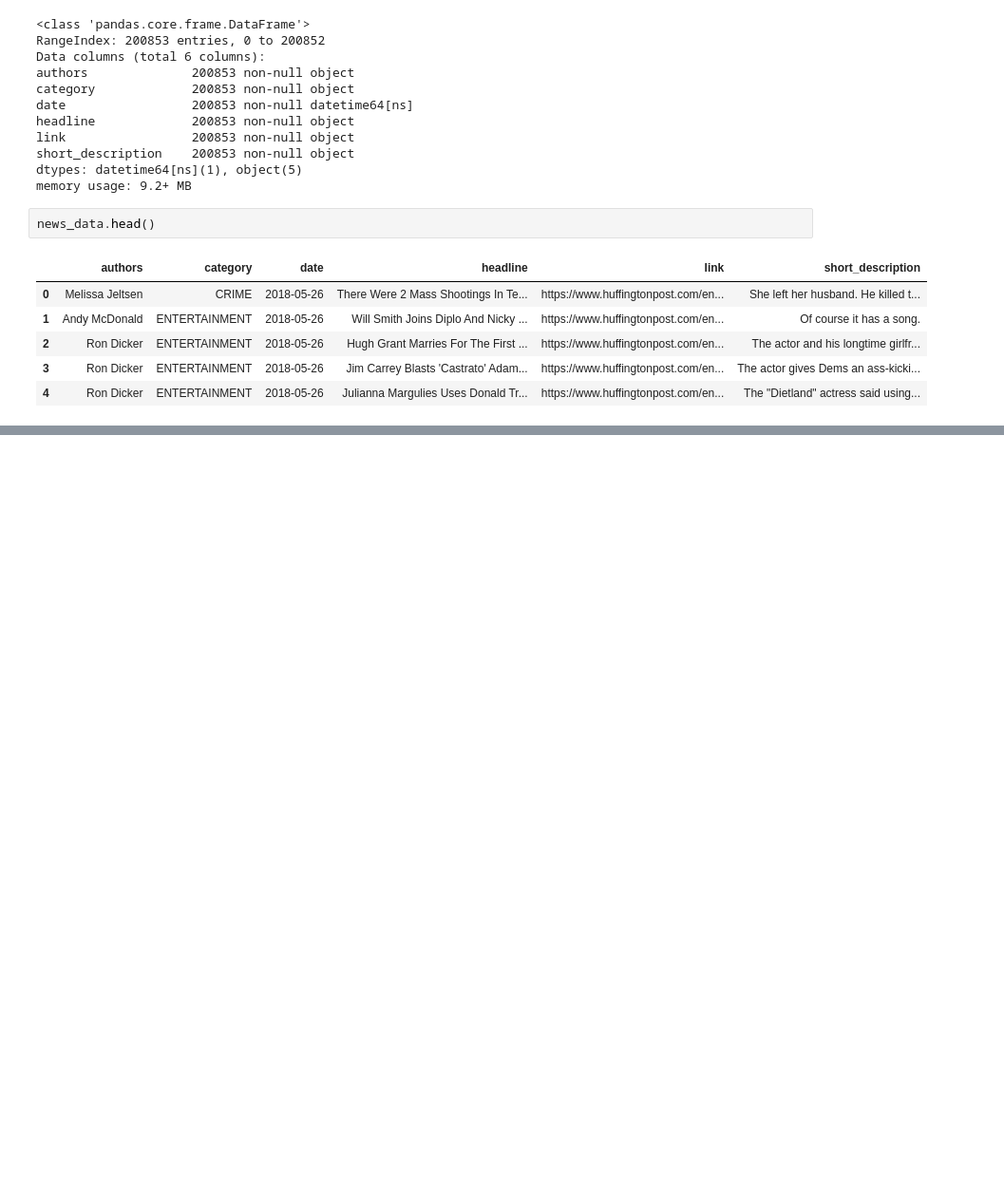
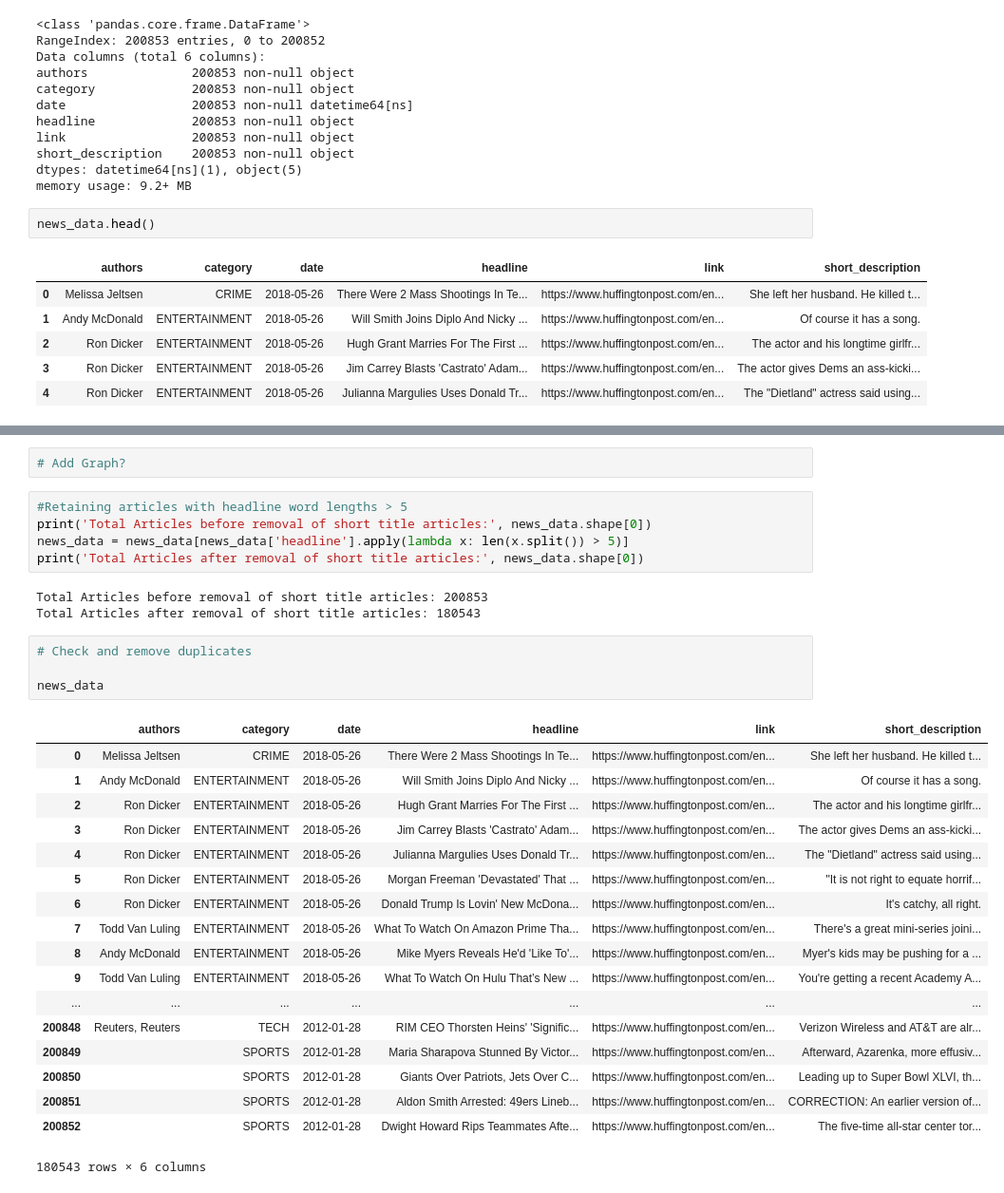
Before and after one commit to prajwaln/news-recommender, a Jupyter notebook: news-recommender.ipynb, the cells around one changed output, grey strips where cells are left out. Shown at 95% size. Drawn from its saved outputs; the diff is of its cells as text; blank space fills up the shorter version.

Commit message:
Added data preprocessing code

```diff
--- a/news-recommender.ipynb
+++ b/news-recommender.ipynb
@@ -35,0 +71,33 @@ news_data.head()
+# %%
+# Add Graph?
+# %%
+#Retaining articles with headline word lengths > 5
+print('Total Articles before removal of short title articles:', news_data.shape[0])
+news_data = news_data[news_data['headline'].apply(lambda x: len(x.split()) > 5)]
+print('Total Articles after removal of short title articles:', news_data.shape[0])
+# %% [output]
+Total Articles before removal of short title articles: 200853
+Total Articles after removal of short title articles: 180543
+# %%
+# Check and remove duplicates
+
+news_data
+# %% [output]
+|  | authors | category | date | headline | link | short_description |
+| 0 | Melissa Jeltsen | CRIME | 2018-05-26 | There Were 2 Mass Shootings In Te... | https://www.huffingtonpost.com/en... | She left her husband. He killed t... |
+| 1 | Andy McDonald | ENTERTAINMENT | 2018-05-26 | Will Smith Joins Diplo And Nicky ... | https://www.huffingtonpost.com/en... | Of course it has a song. |
+| 2 | Ron Dicker | ENTERTAINMENT | 2018-05-26 | Hugh Grant Marries For The First ... | https://www.huffingtonpost.com/en... | The actor and his longtime girlfr... |
+| 3 | Ron Dicker | ENTERTAINMENT | 2018-05-26 | Jim Carrey Blasts 'Castrato' Adam... | https://www.huffingtonpost.com/en... | The actor gives Dems an ass-kicki... |
+| 4 | Ron Dicker | ENTERTAINMENT | 2018-05-26 | Julianna Margulies Uses Donald Tr... | https://www.huffingtonpost.com/en... | The "Dietland" actress said using... |
+| 5 | Ron Dicker | ENTERTAINMENT | 2018-05-26 | Morgan Freeman 'Devastated' That ... | https://www.huffingtonpost.com/en... | "It is not right to equate horrif... |
+| 6 | Ron Dicker | ENTERTAINMENT | 2018-05-26 | Donald Trump Is Lovin' New McDona... | https://www.huffingtonpost.com/en... | It's catchy, all right. |
+| 7 | Todd Van Luling | ENTERTAINMENT | 2018-05-26 | What To Watch On Amazon Prime Tha... | https://www.huffingtonpost.com/en... | There's a great mini-series joini... |
+| 8 | Andy McDonald | ENTERTAINMENT | 2018-05-26 | Mike Myers Reveals He'd 'Like To'... | https://www.huffingtonpost.com/en... | Myer's kids may be pushing for a ... |
+| 9 | Todd Van Luling | ENTERTAINMENT | 2018-05-26 | What To Watch On Hulu That’s New ... | https://www.huffingtonpost.com/en... | You're getting a recent Academy A... |
+| ... | ... | ... | ... | ... | ... | ... |
+| 200848 | Reuters, Reuters | TECH | 2012-01-28 | RIM CEO Thorsten Heins' 'Signific... | https://www.huffingtonpost.com/en... | Verizon Wireless and AT&T are alr... |
+| 200849 |  | SPORTS | 2012-01-28 | Maria Sharapova Stunned By Victor... | https://www.huffingtonpost.com/en... | Afterward, Azarenka, more effusiv... |
+| 200850 |  | SPORTS | 2012-01-28 | Giants Over Patriots, Jets Over C... | https://www.huffingtonpost.com/en... | Leading up to Super Bowl XLVI, th... |
+| 200851 |  | SPORTS | 2012-01-28 | Aldon Smith Arrested: 49ers Lineb... | https://www.huffingtonpost.com/en... | CORRECTION: An earlier version of... |
+| 200852 |  | SPORTS | 2012-01-28 | Dwight Howard Rips Teammates Afte... | https://www.huffingtonpost.com/en... | The five-time all-star center tor... |
+180543 rows × 6 columns
```
Also changed, not shown: parts of 10 cells of this notebook.
